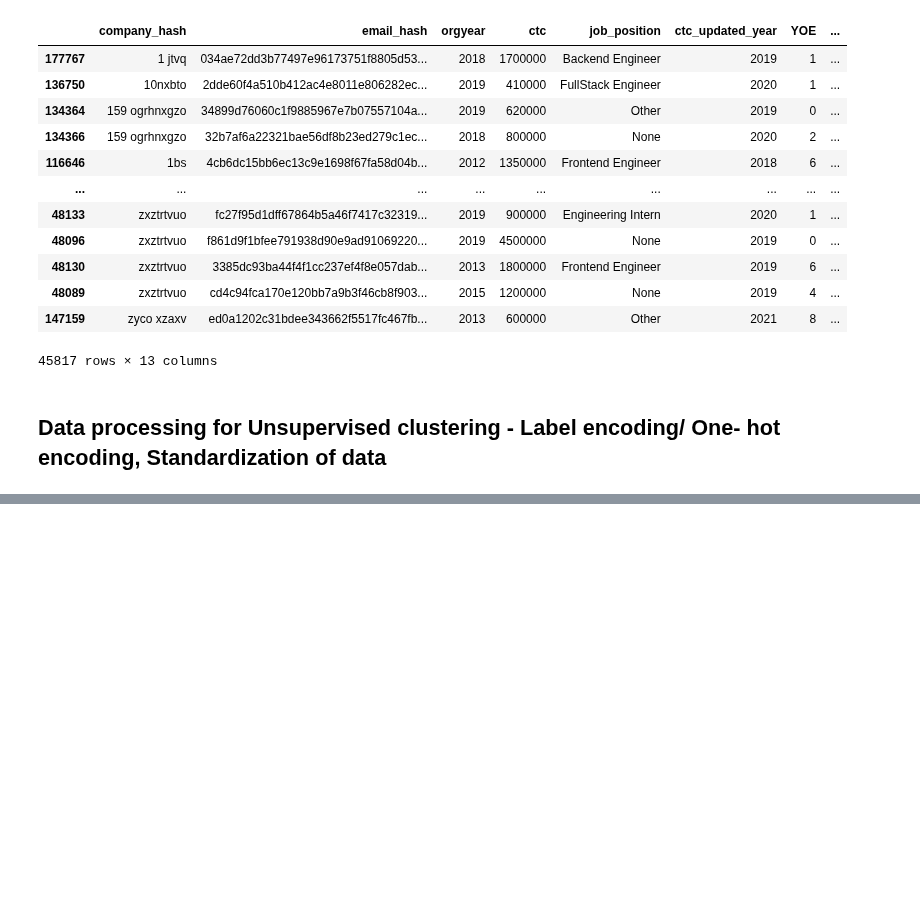
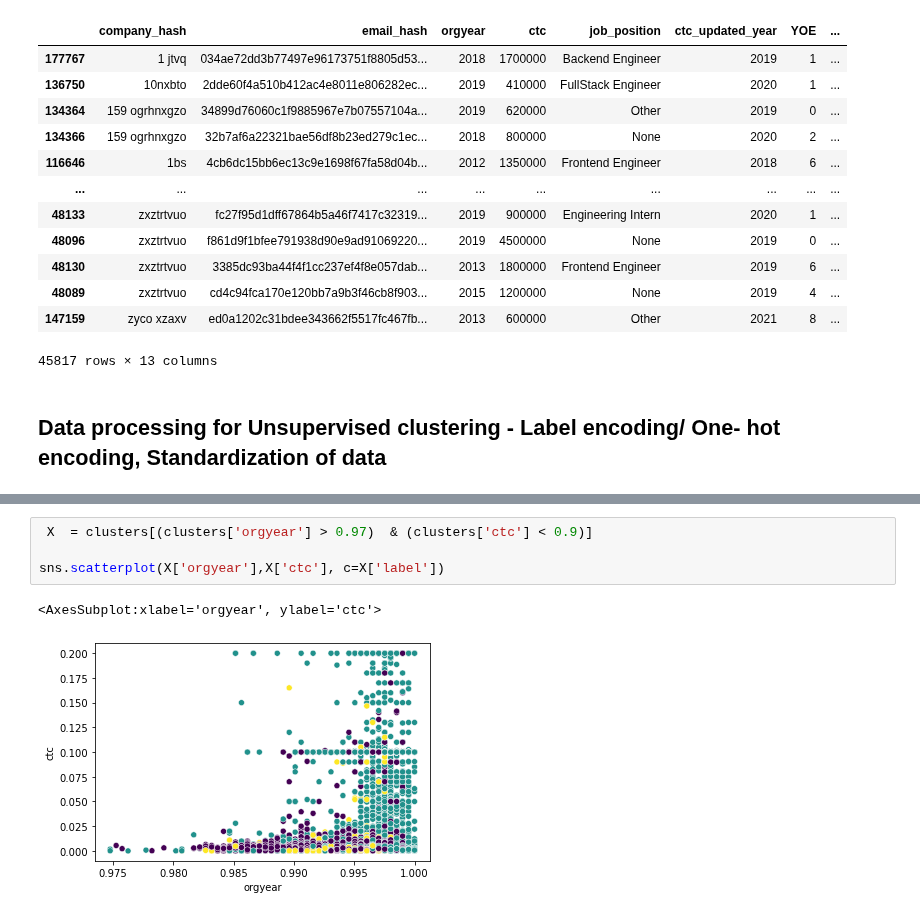
Before and after one commit to anidec25/Linear-Regression, a Jupyter notebook: clustering/scalar.ipynb, the cells around one changed output, grey strips where cells are left out. Saved outputs shown, nothing was run; the diff lists cells and outputs as text; blank space fills up the shorter version.

```diff
--- a/clustering/scalar.ipynb
+++ b/clustering/scalar.ipynb
@@ -829,0 +951,7 @@ df_agg.sort_values(by=['company_hash'],ascending=True)
+# %%
+ X  = clusters[(clusters['orgyear'] > 0.97)  & (clusters['ctc'] < 0.9)]
+
+sns.scatterplot(X['orgyear'],X['ctc'], c=X['label'])
+# %% [output]
+<AxesSubplot:xlabel='orgyear', ylabel='ctc'>
+[figure, added]
```
Also changed, not shown: parts of 32 cells of this notebook.
